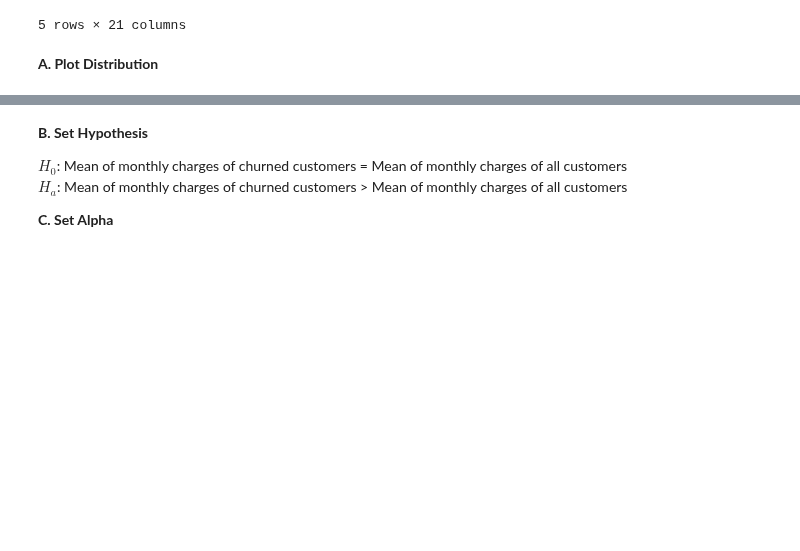
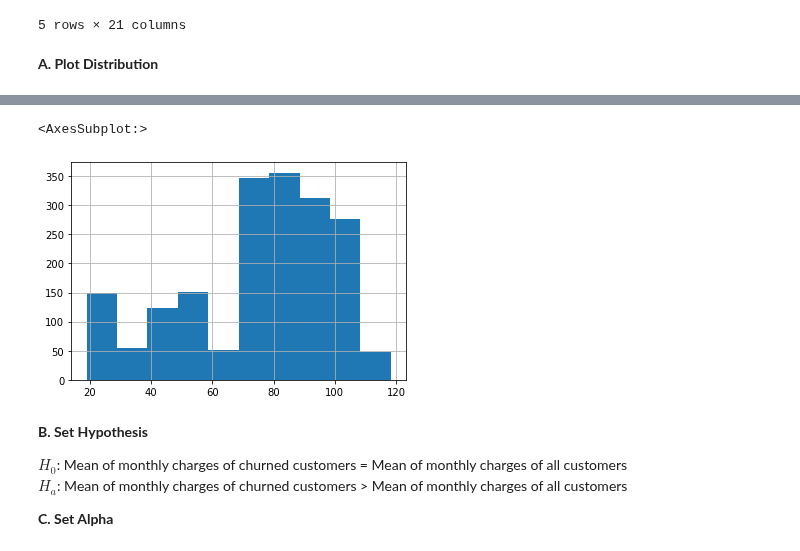
Before and after one commit to CodeupClassroom/florence-statistics-exercises, a Jupyter notebook: comparing_means-lesson.ipynb, the cells around one changed output, grey strips where cells are left out. Drawn from its saved outputs; the diff is of its cells as text; code cells hidden in the pictures; blank space fills up the shorter version.

```diff
--- a/comparing_means-lesson.ipynb
+++ b/comparing_means-lesson.ipynb
@@ -94,5 +99,11 @@ df.head()
 # %%
 # plot distribution of montly charges for customer who churn
+
+churn_sample = df[df.Churn== 'Yes'].MonthlyCharges
+churn_sample.hist()
+# %% [output]
+<AxesSubplot:>
+[figure, added]
 # %% [markdown]
 **B. Set Hypothesis**
 
```
Also changed, not shown: parts of 32 cells of this notebook.
